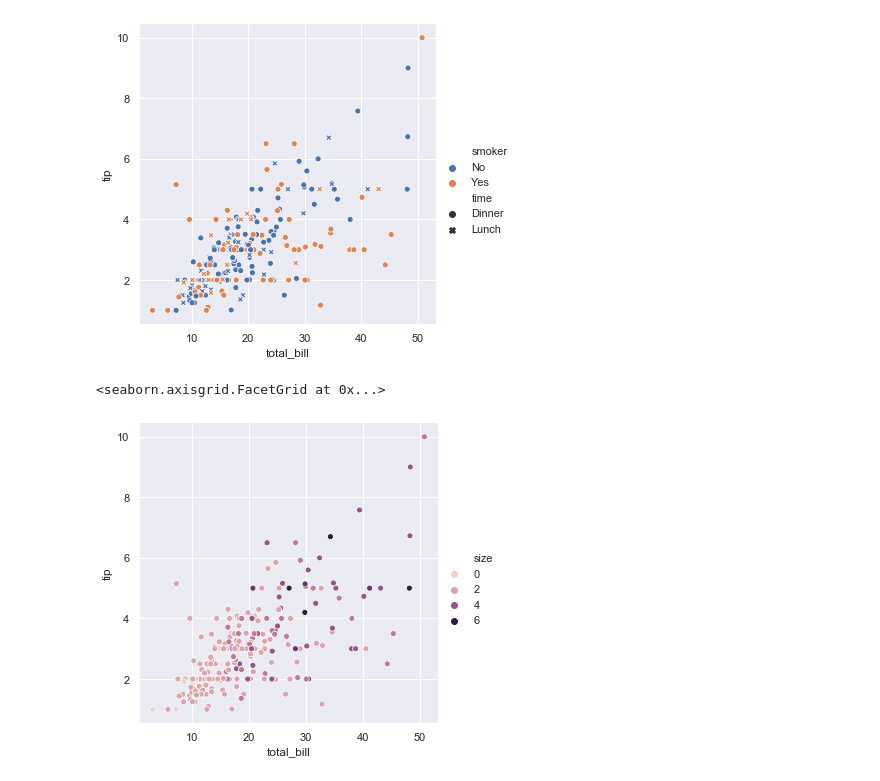
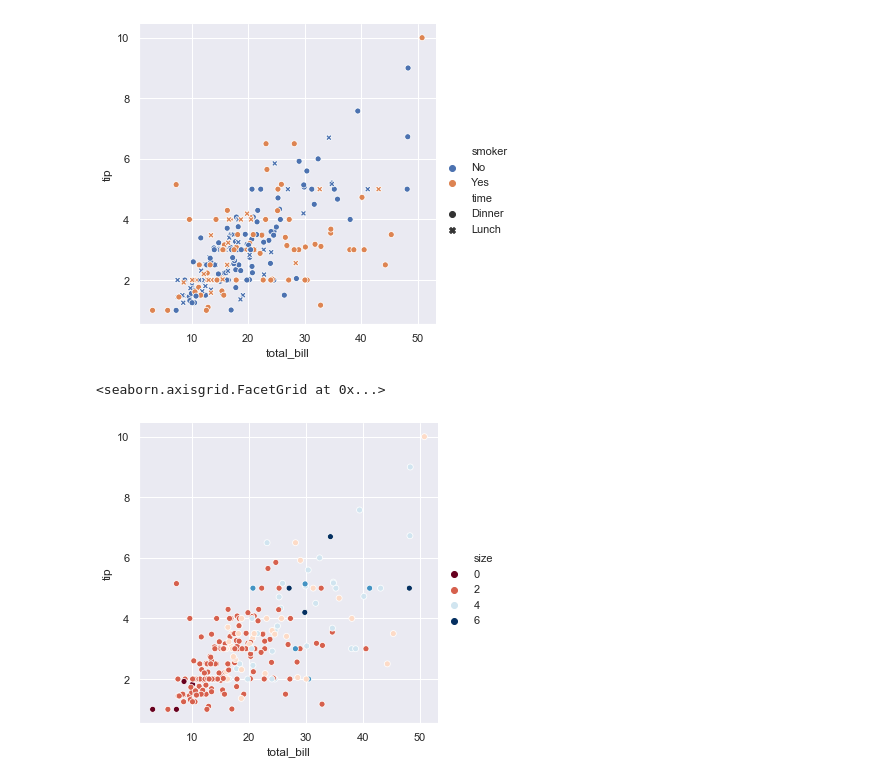
Before and after one commit to Demid-demid/Data-Visualisation, a Jupyter notebook: Seaborn_crash_course.ipynb, the cells around one changed output. Cells and saved outputs as stored; diff of their text form; code cells hidden in the pictures.

Commit message:
Color palette was changed to "RbBu"

```diff
--- a/Seaborn_crash_course.ipynb
+++ b/Seaborn_crash_course.ipynb
@@ -39,7 +39,9 @@ sb.relplot(x="total_bill", y="tip", data=tips,hue="smoker", style="time")# reL p
 <seaborn.axisgrid.FacetGrid at 0x...>
 [figure]
 # %%
-sb.relplot(x="total_bill", y="tip", data=tips, hue="size") # size with color< the more the darker
+#b.relplot(x="total_bill", y="tip", data=tips, hue="size")
+sb.relplot(x="total_bill", y="tip", data=tips, hue="size", palette="RdBu")# size with color< the more the darker
+#palette to change color < check  sb.color_palette to  all  functions
 # %% [output]
 <seaborn.axisgrid.FacetGrid at 0x...>
-[figure, old version]
+[figure, new version]
```
